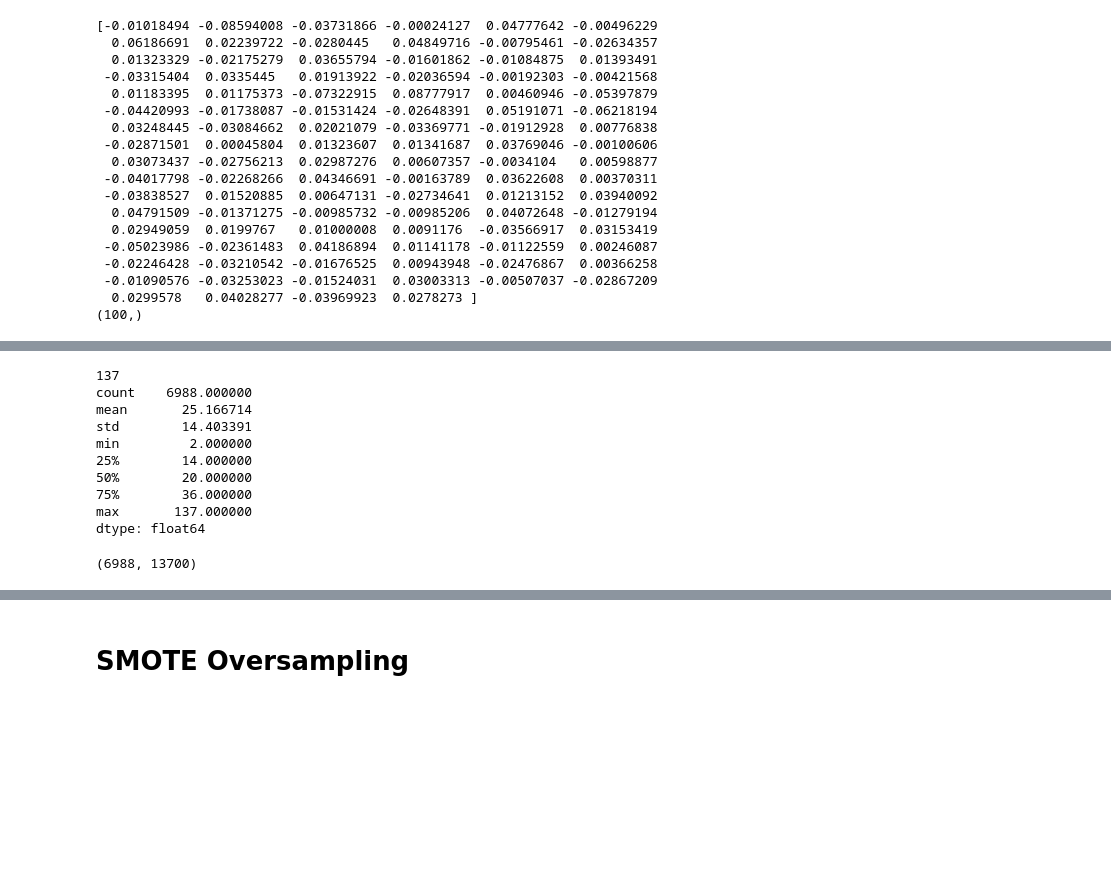
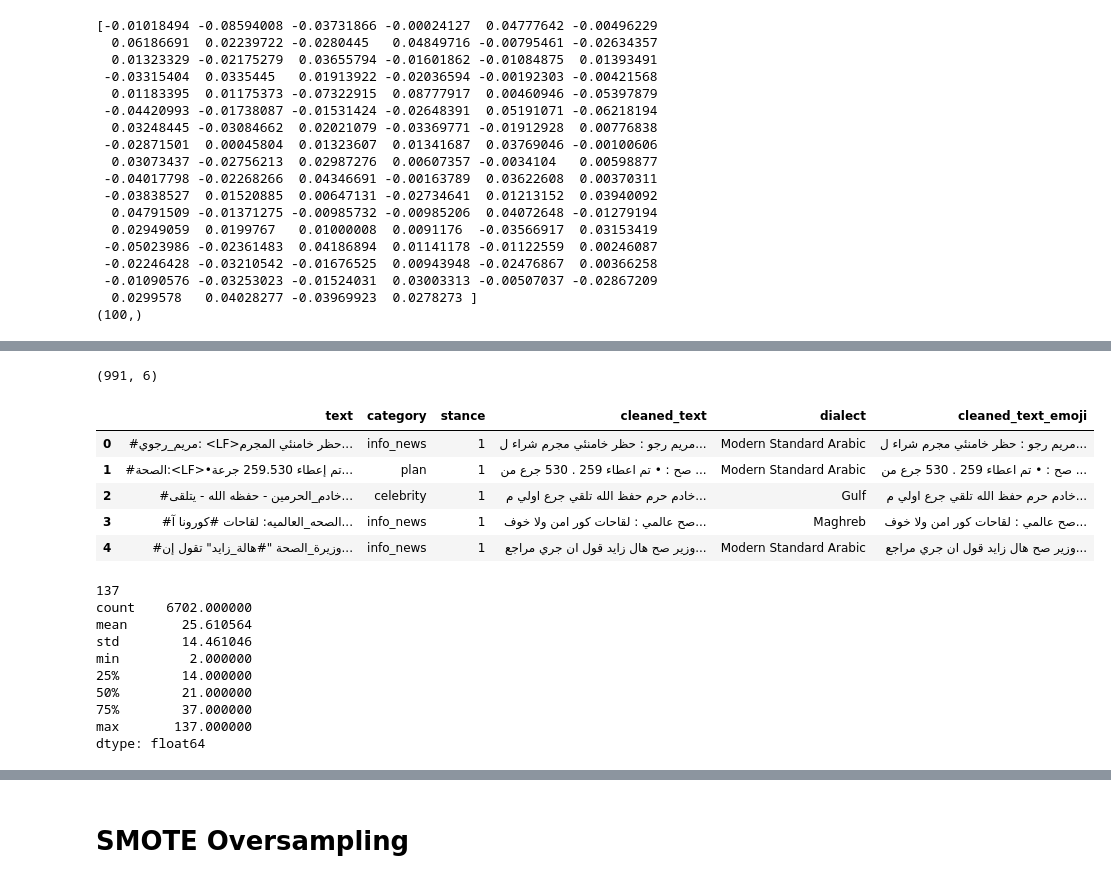
Before and after one commit to Passant-Abdelgalil/Arabic_Sentiment_Analysis, a Jupyter notebook: word_embeddings_sampling.ipynb, the cells around one changed output, grey strips where cells are left out. Saved outputs shown, nothing was run; the diff lists cells and outputs as text; code cells hidden in the pictures; blank space fills up the shorter version.

Commit message:
NB, some changes on word embedding

```diff
--- a/word_embeddings_sampling.ipynb
+++ b/word_embeddings_sampling.ipynb
@@ -69,30 +69,42 @@ df.head()
+# %%
+df_dev = pd.read_csv('./Dataset/cleaned_dev.csv')
+print(df_dev.shape)
+df_dev.head()
+# %% [output]
+(991, 6)
+|  | text | category | stance | cleaned_text | dialect | cleaned_text_emoji |
+| 0 | #مريم_رجوي: <LF>حظر خامنئي المجرم... | info_news | 1 | مريم رجو : حظر خامنئي مجرم شراء ل... | Modern Standard Arabic | مريم رجو : حظر خامنئي مجرم شراء ل... |
+| 1 | #الصحة:<LF>•تم إعطاء 259.530 جرعة... | plan | 1 | صح : • تم اعطاء 259 . 530 جرع من ... | Modern Standard Arabic | صح : • تم اعطاء 259 . 530 جرع من ... |
+| 2 | #خادم_الحرمين - حفظه الله - يتلقى... | celebrity | 1 | خادم حرم حفظ الله تلقي جرع اولي م... | Gulf | خادم حرم حفظ الله تلقي جرع اولي م... |
+| 3 | #الصحه_العالميه: لقاحات #كورونا آ... | info_news | 1 | صح عالمي : لقاحات كور امن ولا خوف... | Maghreb | صح عالمي : لقاحات كور امن ولا خوف... |
+| 4 | #وزيرة_الصحة "#هالة_زايد" تقول إن... | info_news | 1 | وزير صح هال زايد قول ان جري مراجع... | Modern Standard Arabic | وزير صح هال زايد قول ان جري مراجع... |
 # %%
 MAX_TWEET_LENGTH = -1
-for tweet in df['text']:
+for tweet in df_train['cleaned_text']:
   tweet_arr = tweet.split(' ')
   MAX_TWEET_LENGTH = max(MAX_TWEET_LENGTH, len(tweet_arr))
 print(MAX_TWEET_LENGTH)
-print(pd.Series([len(x.split(' ')) for x in df['text']]).describe())
+print(pd.Series([len(x.split(' ')) for x in df_train['cleaned_text']]).describe())
 # %% [output]
 137
-count    6988.000000
-mean       25.166714
-std        14.403391
+count    6702.000000
+mean       25.610564
+std        14.461046
 min         2.000000
 25%        14.000000
-50%        20.000000
-75%        36.000000
+50%        21.000000
+75%        37.000000
 max       137.000000
 dtype: float64
 # %%
-embedded_text = np.zeros((len(df['text']),MAX_TWEET_LENGTH*100))
-print(embedded_text.shape)
-for i,tweet in enumerate(df['text']):
-  sentence_embedding = np.array([[]])
-  for word in tweet.split(" "):
-    sentence_embedding = np.append(sentence_embedding, ft.get_word_vector(word))
-  sentence_embedding.resize(MAX_TWEET_LENGTH*100)
-  embedded_text[i] = sentence_embedding
+def embedded(text):
+  embedded_text = np.zeros((len(text),MAX_TWEET_LENGTH*100))
+  print(embedded_text.shape)
+  for i,tweet in enumerate(text):
+    sentence_embedding = np.array([[]])
+    for word in tweet.split(" "):
+      sentence_embedding = np.append(sentence_embedding, ft.get_word_vector(word))
+    sentence_embedding.resize(MAX_TWEET_LENGTH*100)
+    embedded_text[i] = sentence_embedding
+  return embedded_text
-# %% [output]
-(6988, 13700)
 # %%
```
Also changed, not shown: parts of 15 cells of this notebook, 2 other files.
